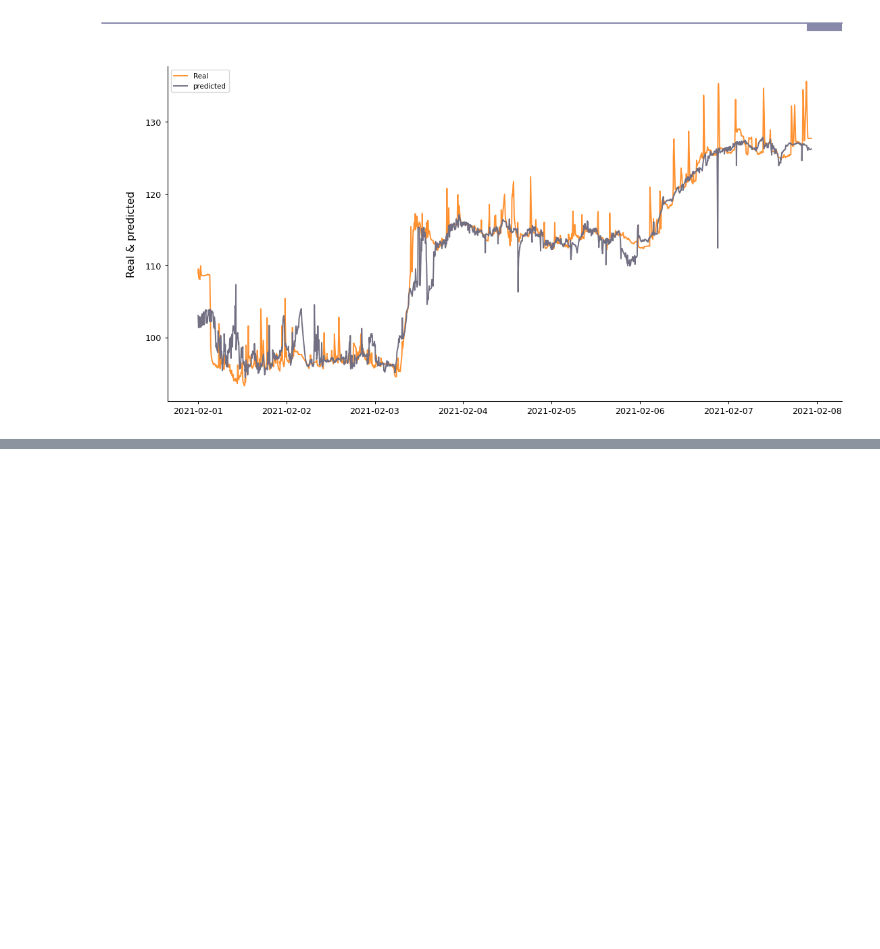
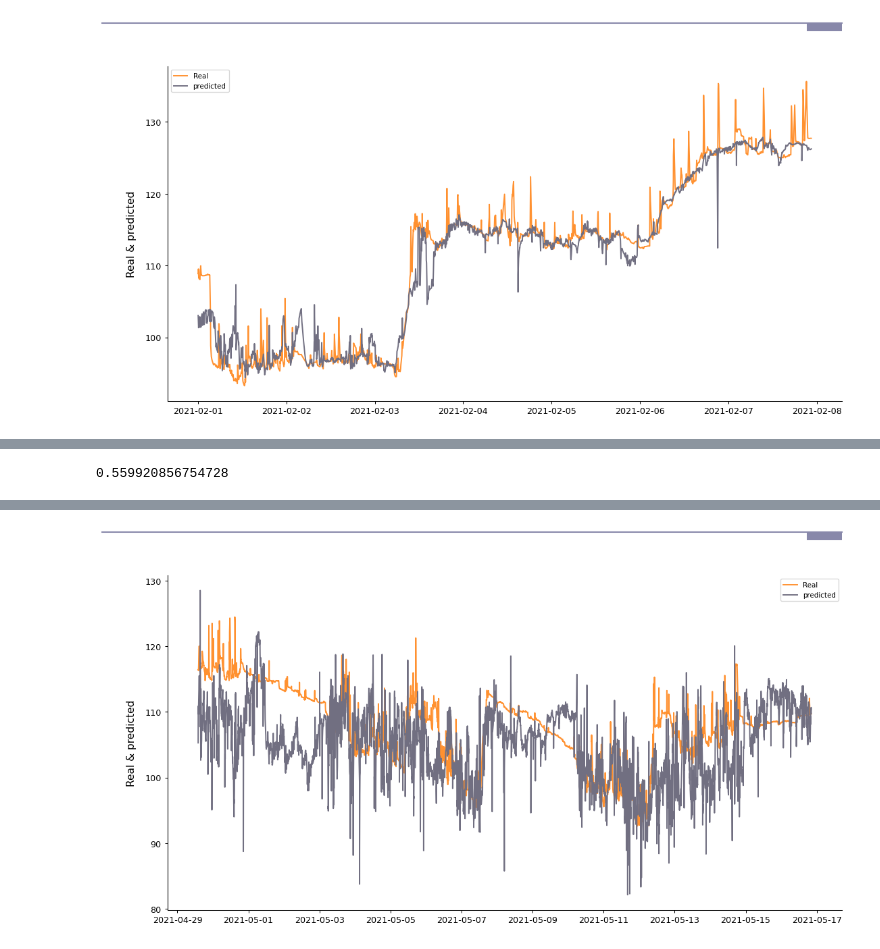
Before and after one commit to sipocz/I4_0, a Jupyter notebook: I4_0__linear.ipynb, the cells around one changed output, grey strips where cells are left out. Saved outputs shown, nothing was run; the diff lists cells and outputs as text; code cells hidden in the pictures; blank space fills up the shorter version.

```diff
--- a/I4_0__linear.ipynb
+++ b/I4_0__linear.ipynb
@@ -369,0 +380,2 @@ grafikon(A_class_df[:],"real","Real","predicted","predicted",n_graf=2)
+# %%
+mlpr.fit(X_train,y_train)
@@ -369,0 +401,13 @@ grafikon(A_class_df[:],"real","Real","predicted","predicted",n_graf=2)
+# %%
+y_pred=mlpr.predict(X_test)
+# %%
+mlpr.score(X_test,y_test)
+# %% [output]
+0.559920856754728
+# %%
+A_class_df=pd.DataFrame({"real":y_test,"predicted":y_pred})
+# %%
+A_class_df.sort_index(inplace=True)
+# %%
+grafikon(A_class_df[25000:30000],"real","Real","predicted","predicted",n_graf=2)
+# %% [output]
@@ -369,0 +415 @@ grafikon(A_class_df[:],"real","Real","predicted","predicted",n_graf=2)
+[figure, added]
```
Also changed, not shown: parts of 7 cells of this notebook.
